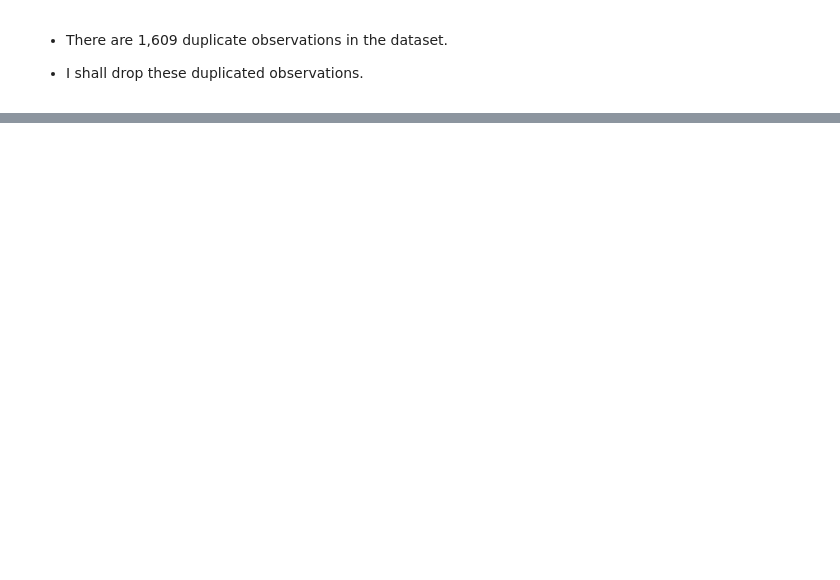
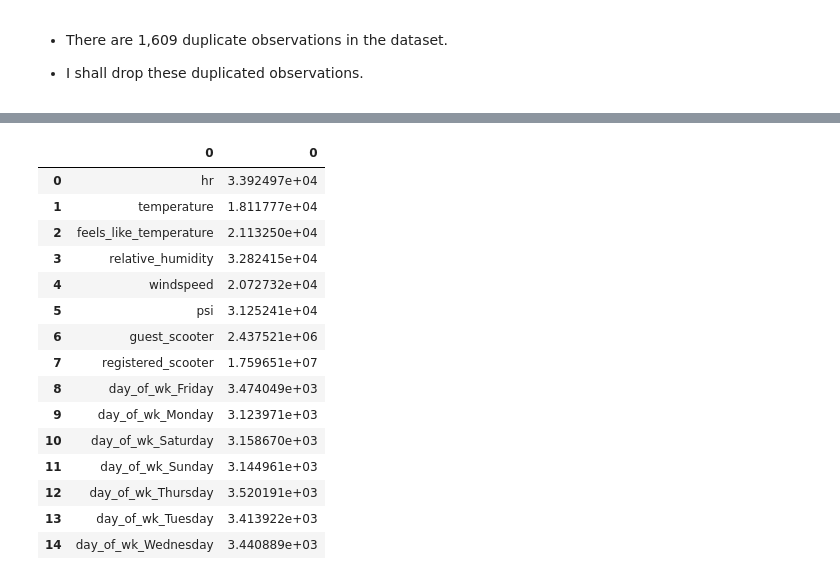
Before and after one commit to hakngrow/aice, a Jupyter notebook: eda.ipynb, the cells around one changed output, grey strips where cells are left out. Drawn from its saved outputs; the diff is of its cells as text; code cells hidden in the pictures; blank space fills up the shorter version.

```diff
--- a/eda.ipynb
+++ b/eda.ipynb
@@ -379,0 +520,12 @@ df_rentals
+# %%
+from sklearn.feature_selection import SelectKBest
+from sklearn.feature_selection import chi2
+
+X_cols = df_rentals_viz.columns.to_list()
+
+X_cols.remove('active_scooter')
+X_cols.remove('date_str')
+X_cols.remove('datetime')
+X_cols.remove('weather')
+
+X_cols
@@ -379,0 +548,28 @@ df_rentals
+# %%
+X =  df_rentals_viz.loc[:, X_cols]
+y = df_rentals_viz.loc[:, 'active_scooter']
+# %%
+bestfeatures = SelectKBest(score_func=chi2, k=10)
+fit = bestfeatures.fit(X,y)
+# %%
+dfscores = pd.DataFrame(fit.scores_)
+dfcolumns = pd.DataFrame(X.columns)
+
+featureScores = pd.concat([dfcolumns,dfscores],axis=1)
+# %% [output]
+|  | 0 | 0 |
+| 0 | hr | 3.392497e+04 |
+| 1 | temperature | 1.811777e+04 |
+| 2 | feels_like_temperature | 2.113250e+04 |
+| 3 | relative_humidity | 3.282415e+04 |
+| 4 | windspeed | 2.072732e+04 |
+| 5 | psi | 3.125241e+04 |
+| 6 | guest_scooter | 2.437521e+06 |
+| 7 | registered_scooter | 1.759651e+07 |
+| 8 | day_of_wk_Friday | 3.474049e+03 |
+| 9 | day_of_wk_Monday | 3.123971e+03 |
+| 10 | day_of_wk_Saturday | 3.158670e+03 |
+| 11 | day_of_wk_Sunday | 3.144961e+03 |
+| 12 | day_of_wk_Thursday | 3.520191e+03 |
+| 13 | day_of_wk_Tuesday | 3.413922e+03 |
+| 14 | day_of_wk_Wednesday | 3.440889e+03 |
```
Also changed, not shown: parts of 27 cells of this notebook, 1 other file.
